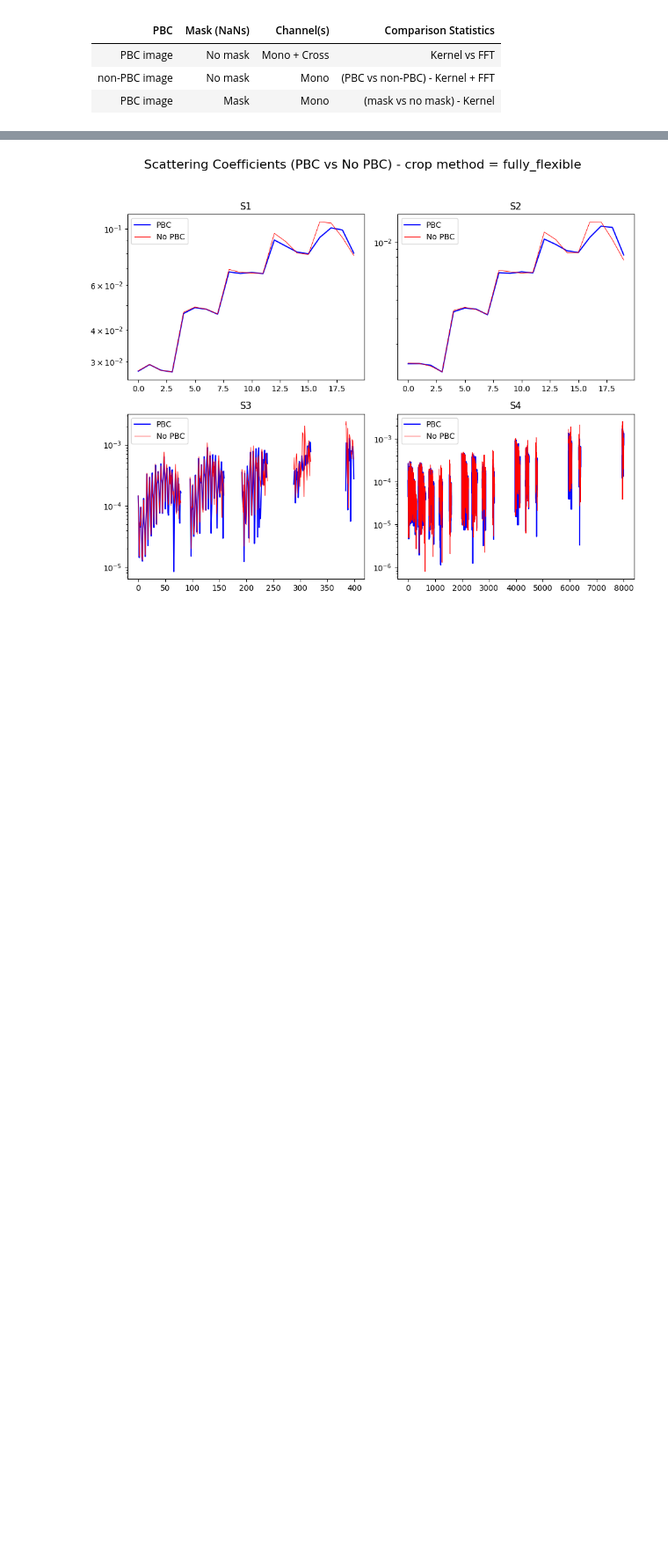
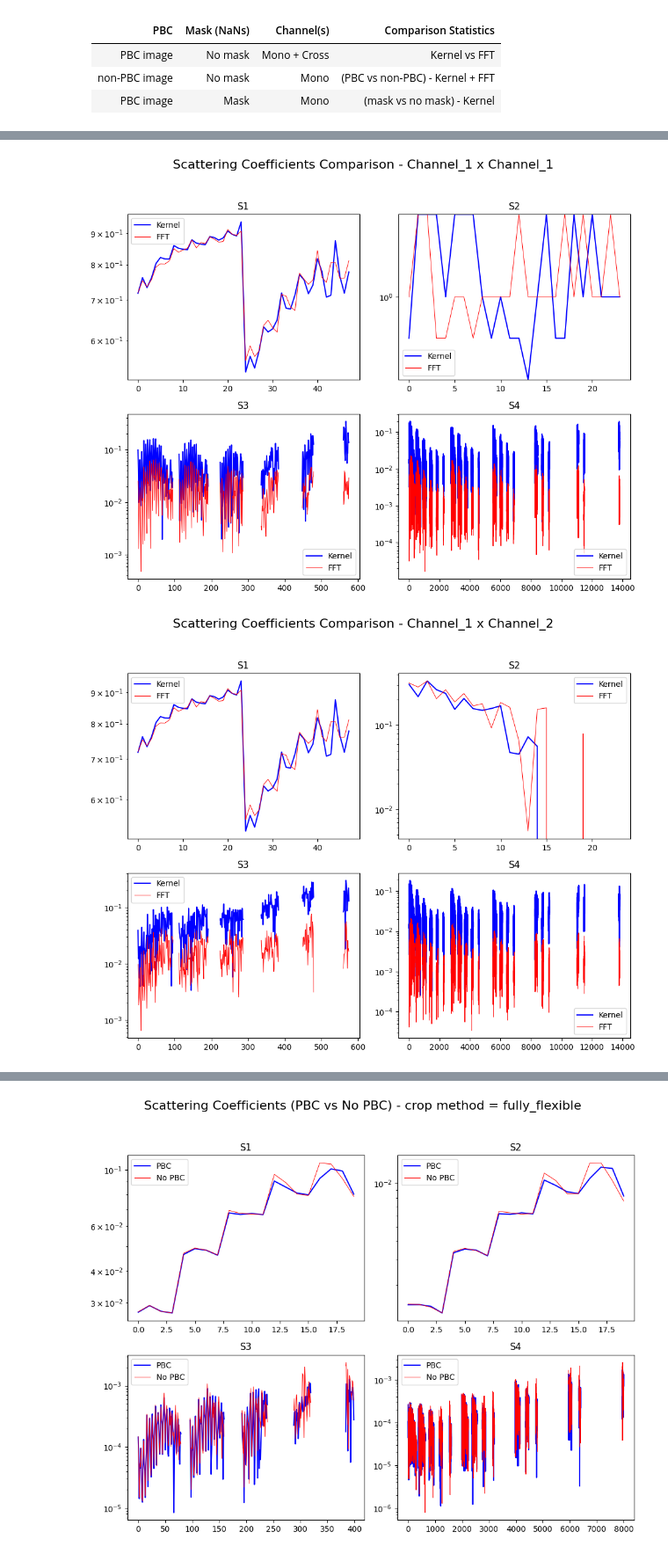
Before and after one commit to camilledussauchoy-glitch/STL-Dev_Camille, a Jupyter notebook: docs/user_notebook.ipynb, the cells around one changed output, grey strips where cells are left out. Shown at 88% size. Drawn from its saved outputs; the diff is of its cells as text; code cells hidden in the pictures; blank space fills up the shorter version.

```diff
--- a/docs/user_notebook.ipynb
+++ b/docs/user_notebook.ipynb
@@ -458,0 +178,42 @@ NameError: name 'st_data_kernel' is not defined
+# %%
+# Instantiate kernel and FFT dataclass on the multi-channel image
+data_kernel_multi_channel = STL_2D_Kernel_Torch(im_multi_channel, pbc=True)
+data_fft_multi_channel = STL_2D_FFT_Torch(im_multi_channel, pbc=True)
+
+# Get ST operator
+st_op_kernel_multi_channel = data_kernel_multi_channel.get_ST_op()
+st_op_fft_multi_channel = data_fft_multi_channel.get_ST_op()
+
+# Apply
+compute_cross_matrix = torch.tensor([[1, 1], [0, 1]], dtype=torch.bool)
+st_data_kernel_multi_channel = st_op_kernel_multi_channel.apply(data_kernel_multi_channel, compute_cross_matrix=compute_cross_matrix)
+st_data_fft_multi_channel = st_op_fft_multi_channel.apply(data_fft_multi_channel, compute_cross_matrix=compute_cross_matrix)
+
+# Plot
+for c1 in range(im_multi_channel.shape[0]):
+    for c2 in range(im_multi_channel.shape[0]):
+
+        st_data_kernel_multi_channel_sliced = SimpleNamespace(
+            S1=st_data_kernel_multi_channel.S1,
+            S2=st_data_kernel_multi_channel.S2[:, c1, c2, ...],
+            S3=st_data_kernel_multi_channel.S3[:, c1, c2, ...],
+            S4=st_data_kernel_multi_channel.S4[:, c1, c2, ...],
+        )
+
+        st_data_fft_multi_channel_sliced = SimpleNamespace(
+            S1=st_data_fft_multi_channel.S1,
+            S2=st_data_fft_multi_channel.S2[:, c1, c2, ...],
+            S3=st_data_fft_multi_channel.S3[:, c1, c2, ...],
+            S4=st_data_fft_multi_channel.S4[:, c1, c2, ...],
+        )
+
+        plot_scattering_coeffs(
+                st_data_kernel_multi_channel_sliced,
+                st_data_fft_multi_channel_sliced,
+                suptitle=f"Scattering Coefficients Comparison - Channel_{c1+1} x Channel_{c2+1}",
+                label_st_data1="Kernel",
+                label_st_data2="FFT"
+        )
+# %% [output]
+[figure, added]
+[figure, added]
```
Also changed, not shown: parts of 48 cells of this notebook, 1 other file.
